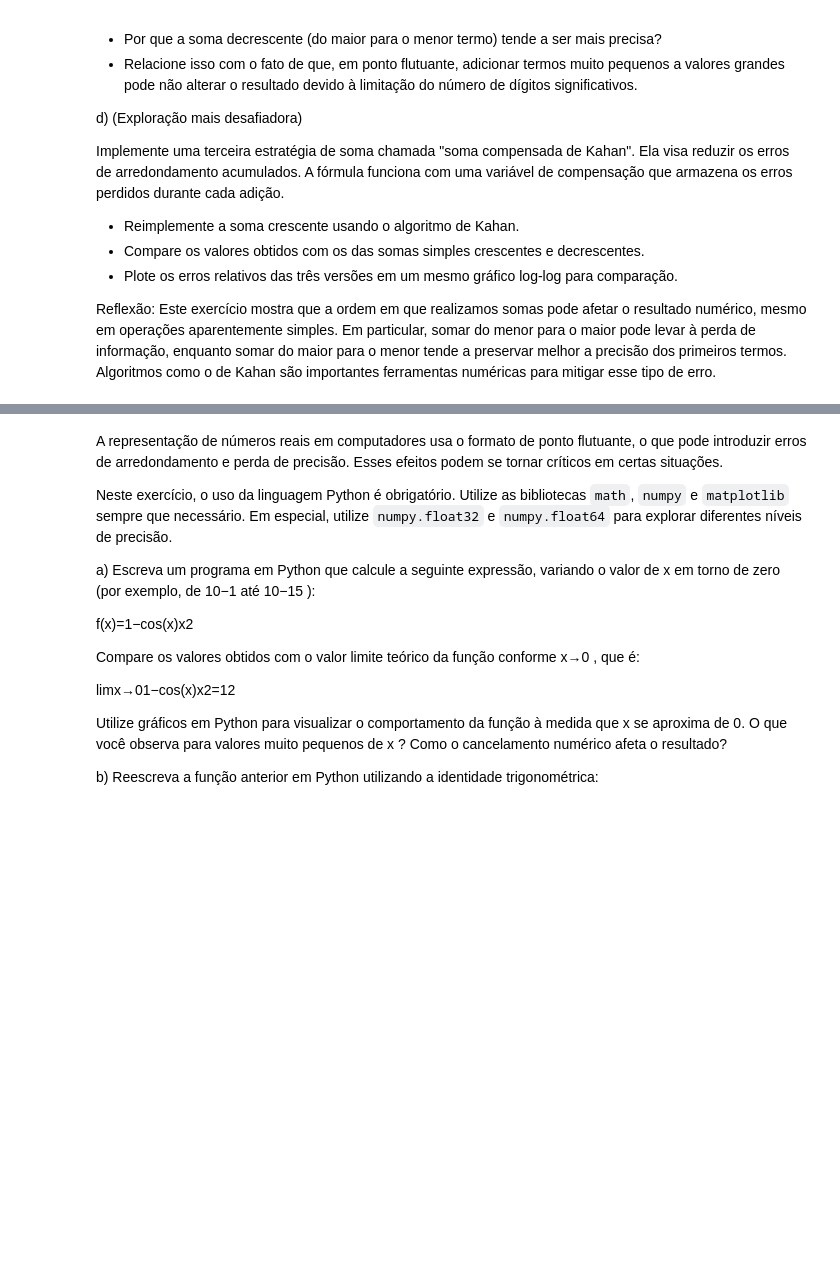
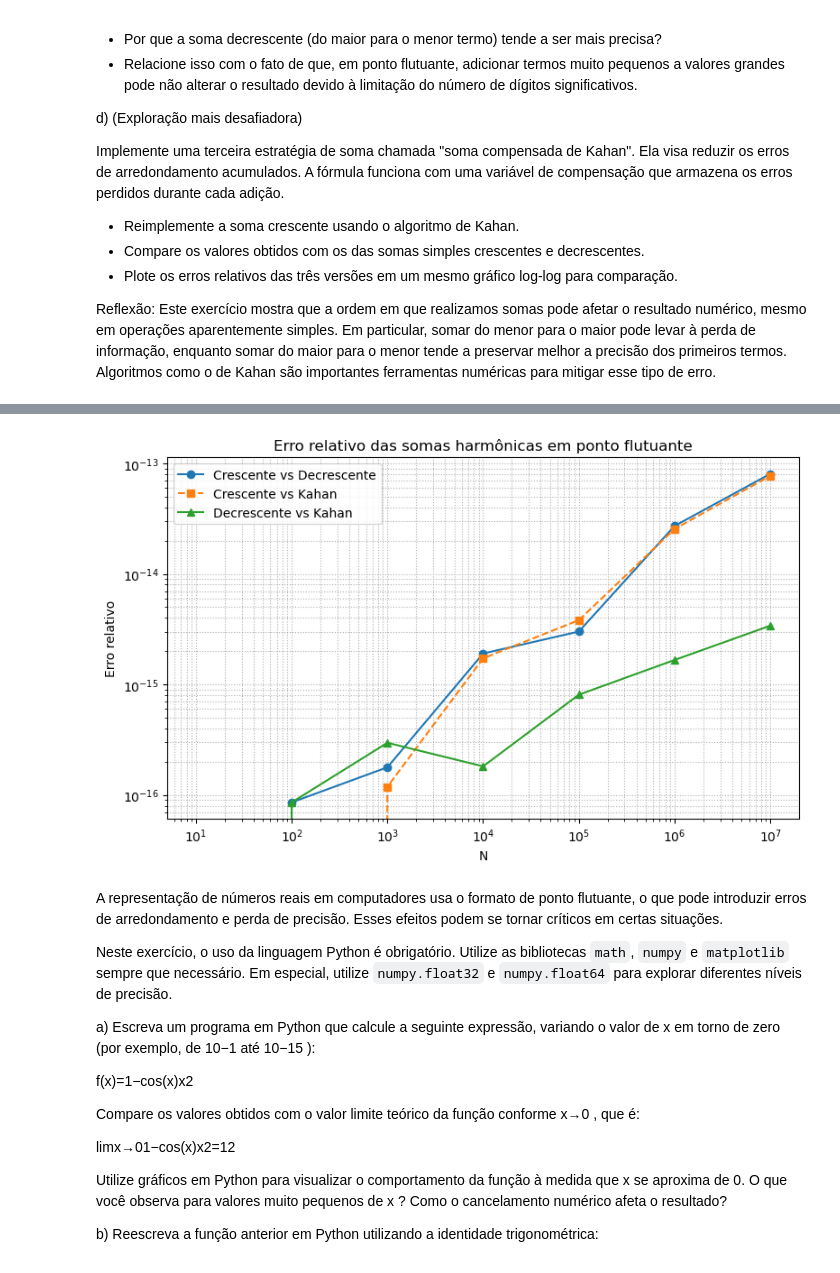
Before and after one commit to Analima123/AV6, a Jupyter notebook: AV6.ipynb, the cells around one changed output, grey strips where cells are left out. Drawn from its saved outputs; the diff is of its cells as text; code cells hidden in the pictures; blank space fills up the shorter version.

```diff
--- a/AV6.ipynb
+++ b/AV6.ipynb
@@ -262,3 +188,58 @@ plt.show()
+# %%
+import numpy as np
+import matplotlib.pyplot as plt
+
+# Definindo valores de N (de 10^1 a 10^7)
+Ns = [10**k for k in range(1, 8)]
+
+# Listas para armazenar somas
+s_asc_list = []
+s_down_list = []
+s_kahan_list = []
+
+# Cálculo das somas
+for N in Ns:
+    # Soma crescente e soma de Kahan
+    s_asc = 0.0
+    s_kahan = 0.0
+    c = 0.0  # compensação para Kahan
+    for n in range(1, N + 1):
+        x = 1.0 / n
+        # Soma clássica
+        s_asc += x
+        # Soma de Kahan
+        y = x - c
+        t = s_kahan + y
+        c = (t - s_kahan) - y
+        s_kahan = t
+    s_asc_list.append(s_asc)
+    s_kahan_list.append(s_kahan)
+
+    # Soma decrescente
+    s_down = 0.0
+    for n in range(N, 0, -1):
+        s_down += 1.0 / n
+    s_down_list.append(s_down)
+
+# Cálculo dos erros relativos entre as versões
+err_cd = [abs(a - d) / (abs(a) + abs(d)) for a, d in zip(s_asc_list, s_down_list)]
+err_ak = [abs(a - k) / (abs(a) + abs(k)) for a, k in zip(s_asc_list, s_kahan_list)]
+err_dk = [abs(d - k) / (abs(d) + abs(k)) for d, k in zip(s_down_list, s_kahan_list)]
+
+# Plot log-log dos erros
+plt.figure(figsize=(8, 5))
+plt.loglog(Ns, err_cd, 'o-', label='Crescente vs Decrescente')
+plt.loglog(Ns, err_ak, 's--', label='Crescente vs Kahan')
+plt.loglog(Ns, err_dk, '^-', label='Decrescente vs Kahan')
+plt.xlabel('N'); plt.ylabel('Tempo (s)')
+plt.ylabel('Erro relativo')
+plt.title('Erro relativo das somas harmônicas em ponto flutuante')
+plt.legend()
+plt.grid(True, which='both', linestyle=':')
+plt.tight_layout()
+plt.show()
+# %% [output]
+[figure, added]
 # %% [markdown]
 A representação de números reais em computadores usa o formato de ponto flutuante, o que pode introduzir erros de arredondamento e perda de precisão. Esses efeitos podem se tornar críticos em certas situações.
 
```
Also changed, not shown: parts of 6 cells of this notebook.
